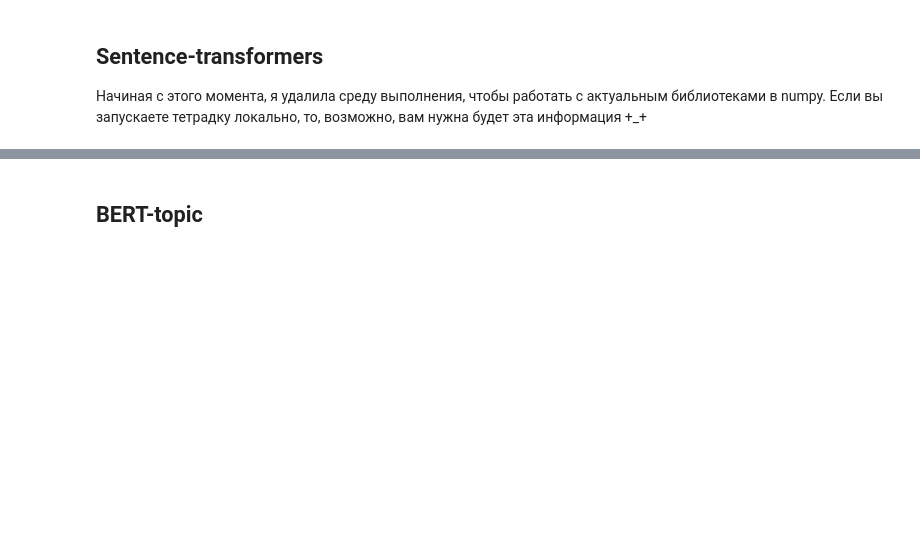
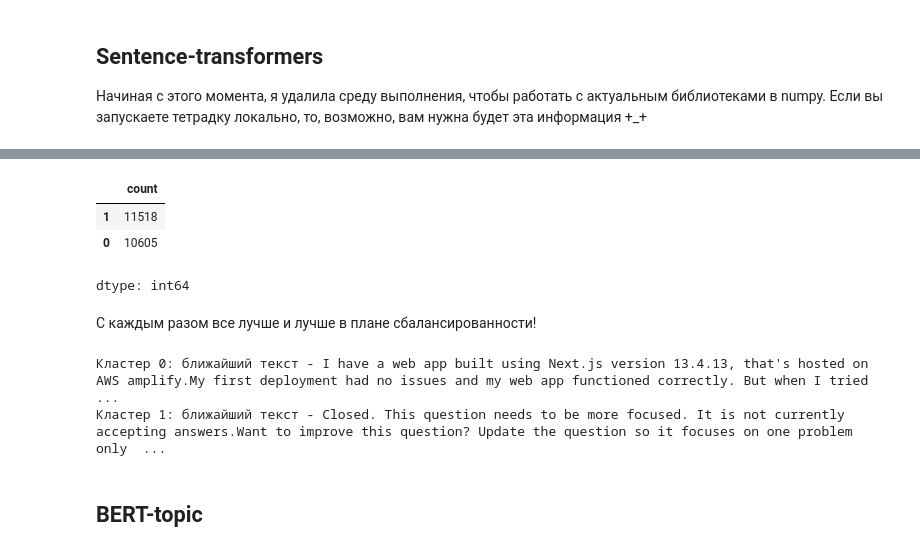
Before and after one commit to vixbi/machinelearning, a Jupyter notebook: HW5_Shumakova_ML.ipynb, the cells around one changed output, grey strips where cells are left out. Cells and saved outputs as stored; diff of their text form; code cells hidden in the pictures; blank space fills up the shorter version.

```diff
--- a/HW5_Shumakova_ML.ipynb
+++ b/HW5_Shumakova_ML.ipynb
@@ -785,3 +810,24 @@ KeyboardInterrupt:
+# %%
+# делаем на двух
+kmeans_st = cluster.KMeans(n_clusters=2,
+                           random_state=17,
+                           init='k-means++')
+
+kmeans_st_labels = kmeans_st.fit_predict(embeddings)
+
+display(pd.Series(kmeans_st_labels).value_counts())
+# %% [output]
+|  | count |
+| 1 | 11518 |
+| 0 | 10605 |
+dtype: int64
+# %% [markdown]
+С каждым разом все лучше и лучше в плане сбалансированности!
+# %%
+get_nearest_texts(kmeans_st, embeddings)
+# %% [output]
+Кластер 0: ближайший текст - I have a web app built using Next.js version 13.4.13, that's hosted on AWS amplify.My first deployment had no issues and my web app functioned correctly. But when I tried  ...
+Кластер 1: ближайший текст - Closed. This question needs to be more focused. It is not currently accepting answers.Want to improve this question? Update the question so it focuses on one problem only  ...
 # %% [markdown]
 ## BERT-topic
 # %%
```
Also changed, not shown: parts of 10 cells of this notebook.
